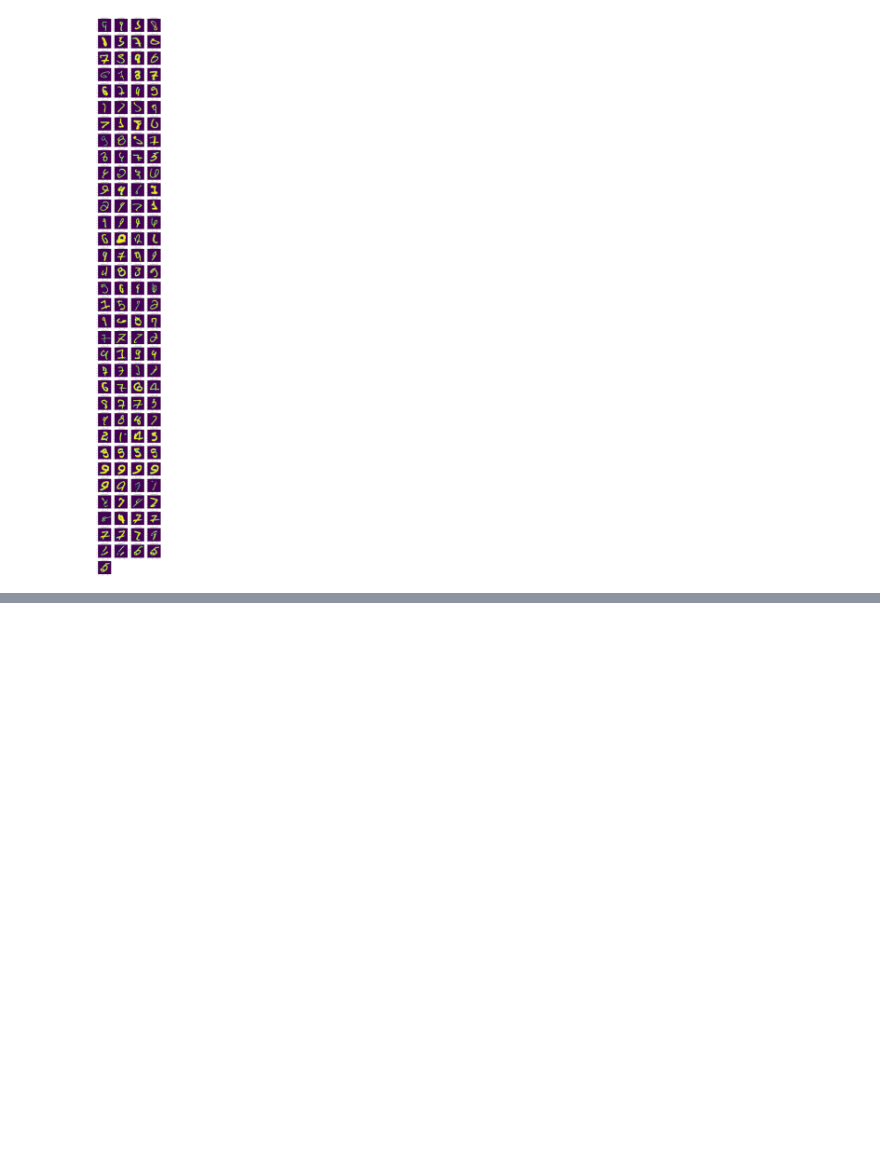
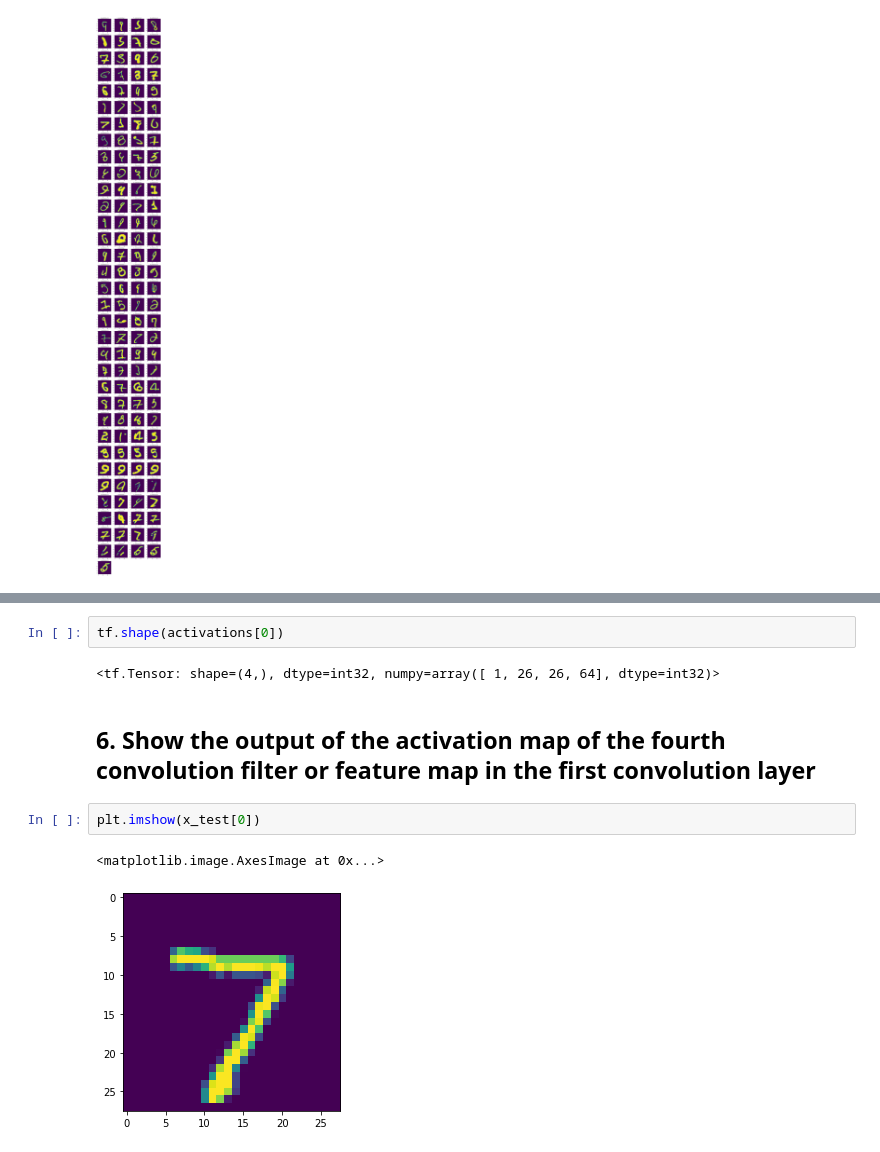
Before and after one commit to larryschirmer/art_style_transfer, a Jupyter notebook: analyze_trained_cnn.ipynb, the cells around one changed output, grey strips where cells are left out. Saved outputs shown, nothing was run; the diff lists cells and outputs as text; blank space fills up the shorter version.

Commit message:
output model's activations

```diff
--- a/analyze_trained_cnn.ipynb
+++ b/analyze_trained_cnn.ipynb
@@ -113,0 +144,11 @@ plt.show(fig)
+# %%
+tf.shape(activations[0])
+# %% [output]
+<tf.Tensor: shape=(4,), dtype=int32, numpy=array([ 1, 26, 26, 64], dtype=int32)>
+# %% [markdown]
+## 6. Show the output of the activation map of the fourth convolution filter or feature map in the first convolution layer
+# %%
+plt.imshow(x_test[0])
+# %% [output]
+<matplotlib.image.AxesImage at 0x...>
+[figure, added]
```
Also changed, not shown: parts of 9 cells of this notebook.
